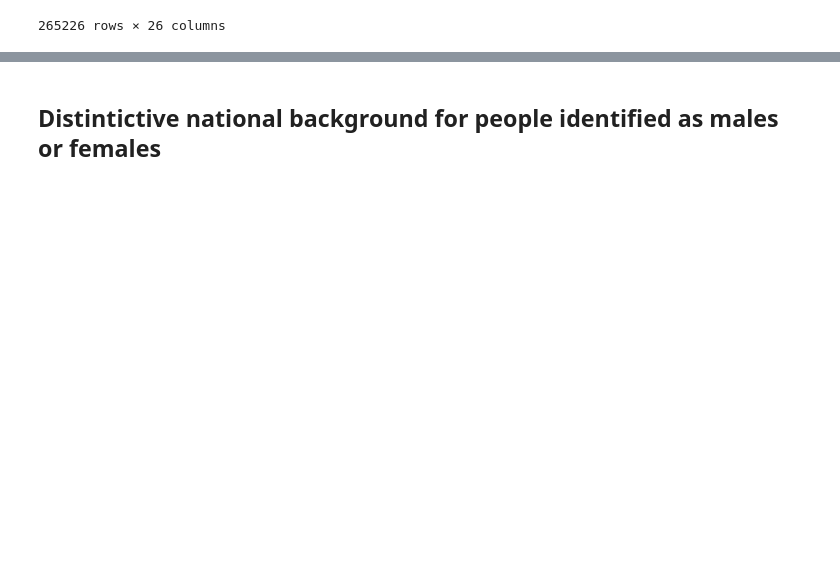
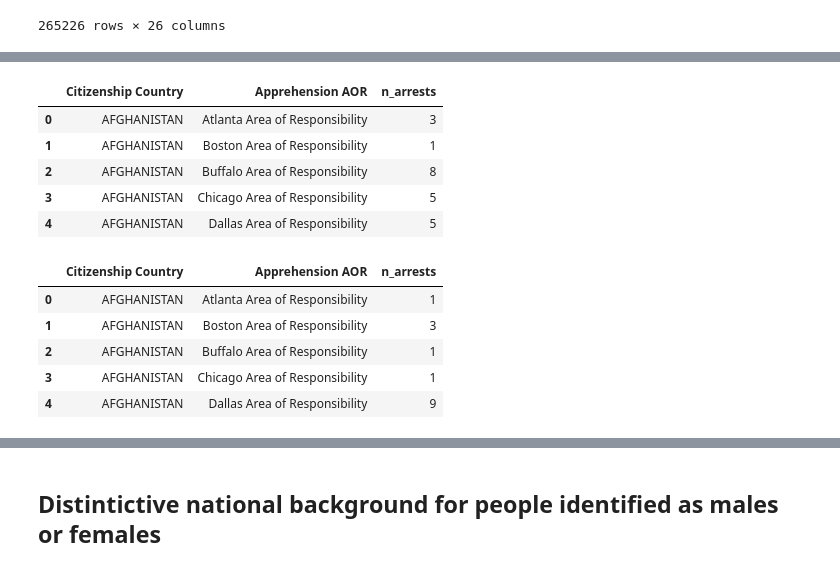
Before and after one commit to GibranMena/lighthouse_ice, a Jupyter notebook: _notebooks/1.0-process-data.ipynb, the cells around one changed output, grey strips where cells are left out. Saved outputs shown, nothing was run; the diff lists cells and outputs as text; code cells hidden in the pictures; blank space fills up the shorter version.

```diff
--- a/_notebooks/1.0-process-data.ipynb
+++ b/_notebooks/1.0-process-data.ipynb
@@ -535,0 +472,21 @@ plt.close()
+# %%
+# Ensure Apprehension Date is datetime
+df_arrests["Apprehension Date"] = pd.to_datetime(df_arrests["Apprehension Date"], errors="coerce")
+
+# Define date ranges
+trump_first_start = pd.Timestamp("2017-01-20")
+trump_first_end = pd.Timestamp("2021-01-20")
+biden_start = pd.Timestamp("2021-01-20")
+biden_end = pd.Timestamp("2025-01-20")
+trump_second_start = pd.Timestamp("2025-01-20")
+
+# Filter and save
+trump_first_term = df_arrests[(df_arrests["Apprehension Date"] >= trump_first_start) & (df_arrests["Apprehension Date"] < trump_first_end)]
+biden_term = df_arrests[(df_arrests["Apprehension Date"] >= biden_start) & (df_arrests["Apprehension Date"] < trump_second_start)]
+trump_second_term = df_arrests[df_arrests["Apprehension Date"] >= trump_second_start]
+
+trump_first_term.to_csv("data/processed/trump_first_term.csv", index=False)
+biden_term.to_csv("data/processed/biden_term.csv", index=False)
+trump_second_term.to_csv("data/processed/trump_second_term.csv", index=False)
+
+# There is no data on Trump's first term
@@ -535,0 +751,29 @@ plt.close()
+# %%
+# Create tidy (long-format) pivot tables for Citizenship Country x Apprehension AOR and save with tidy names
+
+def save_tidy_country_aor(df, term_name):
+    tidy = (
+        df.groupby(["Citizenship Country", "Apprehension AOR"])
+        .agg(n_arrests=("Unique Identifier", "count"))
+        .reset_index()
+        .sort_values(["Citizenship Country", "Apprehension AOR"])
+    )
+    tidy.to_csv(f"outputs/tables/{term_name}_tidy_country_aor.csv", index=False)
+    display(tidy.head())
+    return tidy
+
+tidy_biden = save_tidy_country_aor(biden_term, "biden_term")
+tidy_trump2 = save_tidy_country_aor(trump_second_term, "trump_second_term")
+# %% [output]
+|  | Citizenship Country | Apprehension AOR | n_arrests |
+| 0 | AFGHANISTAN | Atlanta Area of Responsibility | 3 |
+| 1 | AFGHANISTAN | Boston Area of Responsibility | 1 |
+| 2 | AFGHANISTAN | Buffalo Area of Responsibility | 8 |
+| 3 | AFGHANISTAN | Chicago Area of Responsibility | 5 |
+| 4 | AFGHANISTAN | Dallas Area of Responsibility | 5 |
+|  | Citizenship Country | Apprehension AOR | n_arrests |
+| 0 | AFGHANISTAN | Atlanta Area of Responsibility | 1 |
+| 1 | AFGHANISTAN | Boston Area of Responsibility | 3 |
+| 2 | AFGHANISTAN | Buffalo Area of Responsibility | 1 |
+| 3 | AFGHANISTAN | Chicago Area of Responsibility | 1 |
+| 4 | AFGHANISTAN | Dallas Area of Responsibility | 9 |
```
Also changed, not shown: parts of 33 cells of this notebook, 35 other files.
